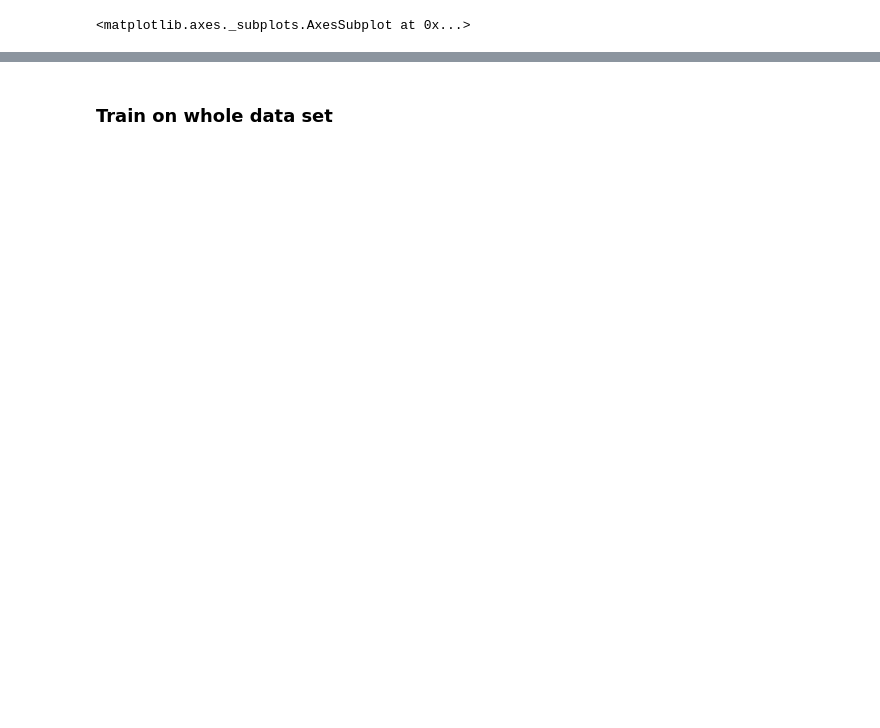
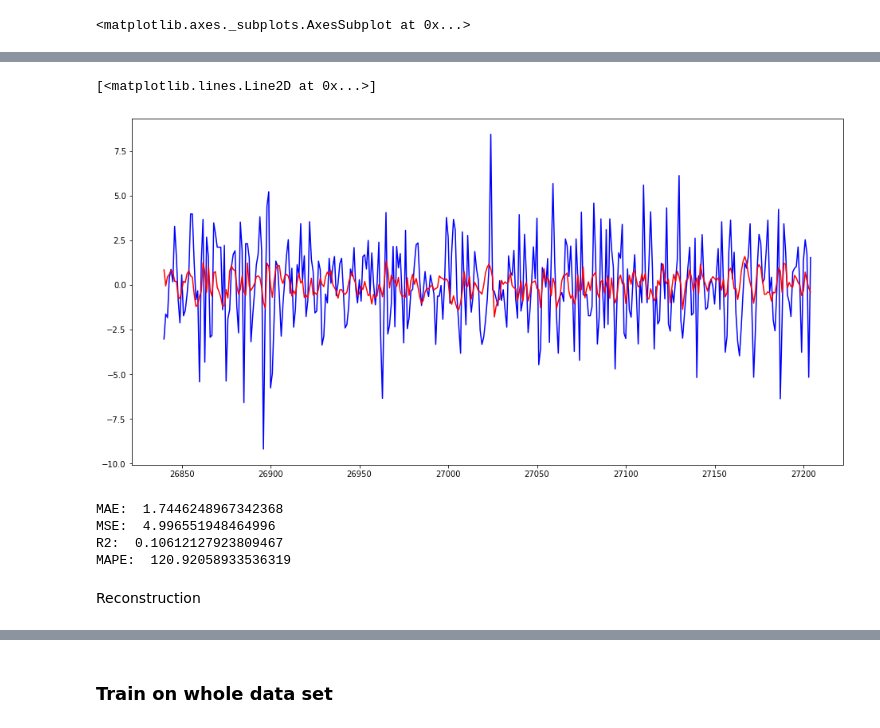
Before and after one commit to senzelden/projects, a Jupyter notebook: week_05/weather_berlin_tempelhof.ipynb, the cells around one changed output, grey strips where cells are left out. Drawn from its saved outputs; the diff is of its cells as text; code cells hidden in the pictures; blank space fills up the shorter version.

Commit message:
Add walk forward and compare reconstructed data

```diff
--- a/week_05/weather_berlin_tempelhof.ipynb
+++ b/week_05/weather_berlin_tempelhof.ipynb
@@ -410,0 +417,32 @@ MAPE:  150.46191183327943
+# %%
+# Stefan's Walk-Forward
+
+fc_1d = []
+fc_2d = []
+fc_3d = []
+for i in range(367):
+    # reinitialize the model
+    if i < 2:
+        ytrain_arima = ytrain[-10000:-2-i]
+    else:
+        ytrain_arima = pd.concat([ytrain[-10000:],ytest[:i-2]])
+    m = ARIMA(ytrain_arima, (5, 0, 0))
+    m.initialize()
+    r = m.fit()
+    # do a forecast 3 periods ahead
+    ypred, err, conf = r.forecast(steps=3) # predicted, error, confidence
+    # collect the last forecasted point
+    if i == 0:
+        fc_3d.append(ypred[2])
+    elif i == 1:
+        fc_2d.append(ypred[1])
+        fc_3d.append(ypred[2])
+    elif i >= 2 & i < 365:
+        fc_1d.append(ypred[0])
+        fc_2d.append(ypred[1])
+        fc_3d.append(ypred[2])
+    elif i == 365:
+        fc_1d.append(ypred[0])
+        fc_2d.append(ypred[1])
+    elif i == 366:
+        fc_1d.append(ypred[0])
@@ -410,0 +451,22 @@ MAPE:  150.46191183327943
+# %%
+plt.figure(figsize=(16,8))
+plt.plot(ytest[:365], 'b-')
+# plt.plot(range(26840, 26845), ypred, 'r-')
+plt.plot(range(26840, 27205), fc_1d[:365], 'r-')
+# plt.plot(range(26840, 27205), fc_2d[:365], 'y-')
+# plt.plot(range(26840, 27205), fc_3d[:365], 'g-')
+# %% [output]
+[<matplotlib.lines.Line2D at 0x...>]
+[figure, added]
+# %%
+print("MAE: ", mean_absolute_error(ytest, fc_1d))
+print("MSE: ", mean_squared_error(ytest, fc_1d))
+print("R2: ", r2_score(ytest, fc_1d))
+print("MAPE: ", mean_absolute_percentage_error(ytest, fc_1d))
+# %% [output]
+MAE:  1.7446248967342368
+MSE:  4.996551948464996
+R2:  0.10612127923809467
+MAPE:  120.92058933536319
+# %% [markdown]
+Reconstruction
```
Also changed, not shown: parts of 34 cells of this notebook.
